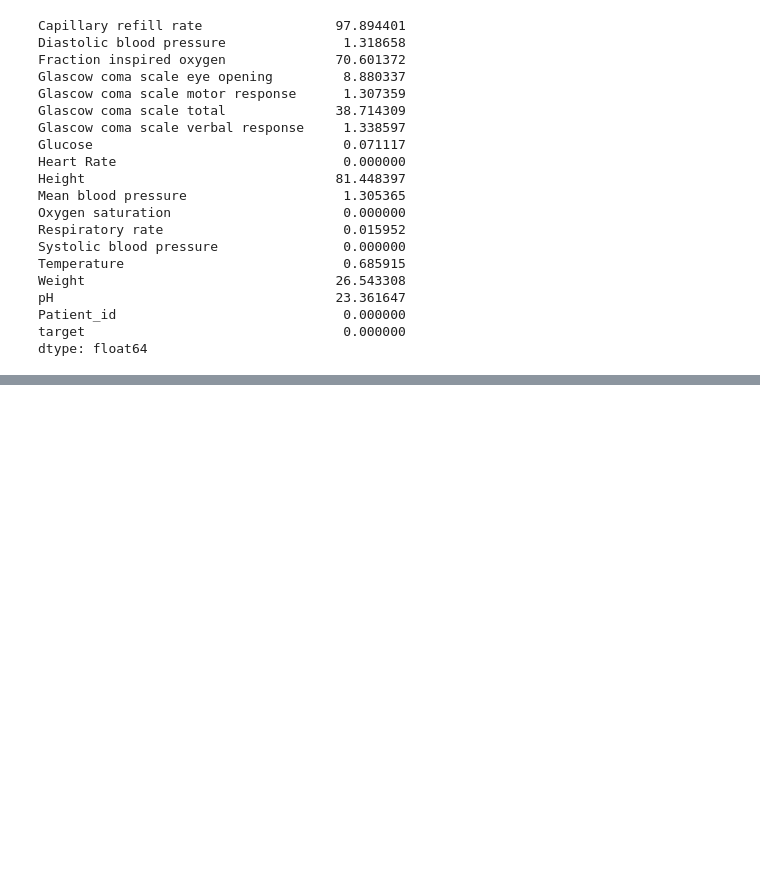
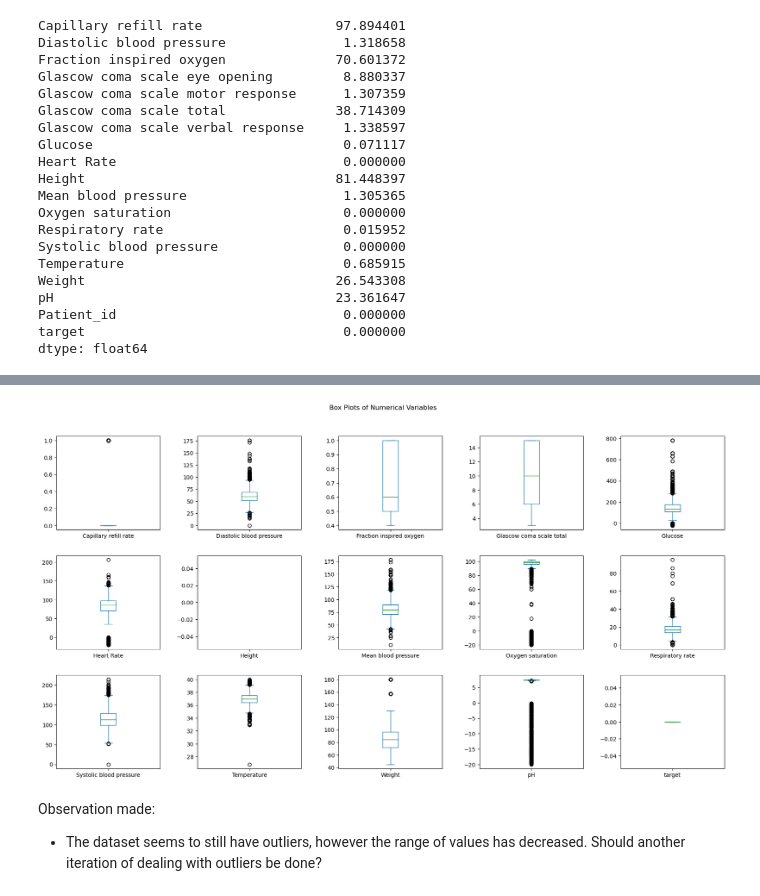
Before and after one commit to Lorraine254/AppliedMachineLearning, a Jupyter notebook: Assignment 2/Data_preprocessing_148454.ipynb, the cells around one changed output, grey strips where cells are left out. Saved outputs shown, nothing was run; the diff lists cells and outputs as text; code cells hidden in the pictures; blank space fills up the shorter version.

```diff
--- a/Assignment 2/Data_preprocessing_148454.ipynb
+++ b/Assignment 2/Data_preprocessing_148454.ipynb
@@ -245,0 +333,15 @@ dtype: float64
+# %%
+#Defining a function to detect outliers using the IQR method
+def find_outliers(df, column):
+    Q1 = df[column].quantile(0.25)
+    Q3 = df[column].quantile(0.75)
+    IQR = Q3 - Q1
+    lower_bound = Q1 - 1.5 * IQR
+    upper_bound = Q3 + 1.5 * IQR
+    # Return a boolean mask indicating if a value is an outlier
+    return (df[column] < lower_bound) | (df[column] > upper_bound)
+
+# Remove outliers
+for col in df_cleaned.select_dtypes(include=[np.number]).columns:
+    outliers = find_outliers(df_cleaned, col)
+    df2 = df_cleaned[~outliers]
@@ -245,0 +364,18 @@ dtype: float64
+# %%
+# Boxplots
+
+# Select only numerical columns (float64 and int64)
+numerical_columns = df2.select_dtypes(include=['float64', 'int64'])
+
+# Plot boxplots for each numerical variable
+numerical_columns.plot(kind='box', subplots=True, layout=(3, 5), figsize=(18, 10), title='Box Plots of Numerical Variables')
+
+plt.suptitle('Box Plots of Numerical Variables')  # Adding a super title for the entire figure
+plt.tight_layout(pad=3.0)  # Adjusts the layout to make sure labels and titles fit well
+plt.show()
+# %% [output]
+[figure, added]
+# %% [markdown]
+Observation made:
+
+- The dataset seems to still have outliers, however the range of values has decreased.  Should another iteration of dealing with outliers be done?
```
Also changed, not shown: parts of 31 cells of this notebook, 6 other files.
